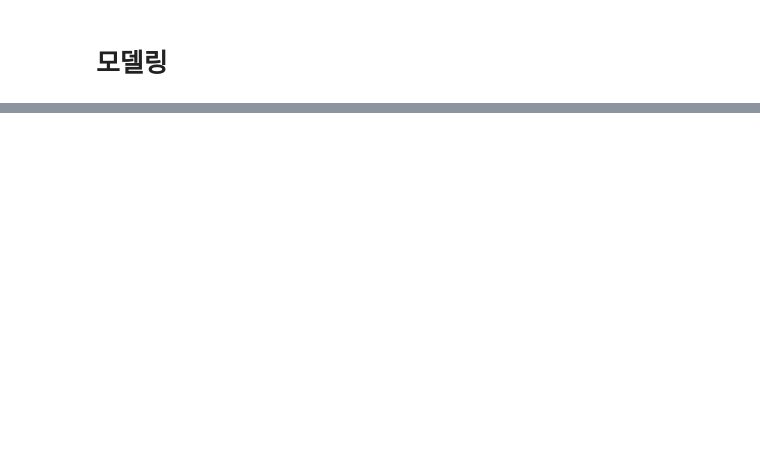
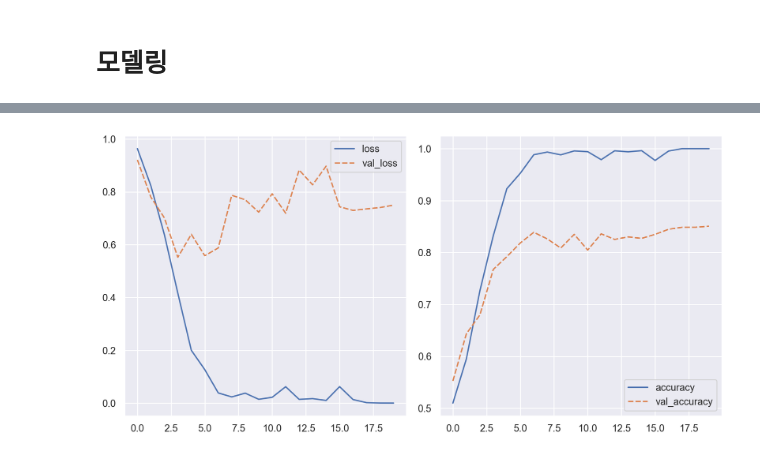
Before and after one commit to yonghyeun/Dementia_Analysis, a Jupyter notebook: 희묵/Hippocampus2OASIS.ipynb, the cells around one changed output, grey strips where cells are left out. Cells and saved outputs as stored; diff of their text form; code cells hidden in the pictures; blank space fills up the shorter version.

```diff
--- a/희묵/Hippocampus2OASIS.ipynb
+++ b/희묵/Hippocampus2OASIS.ipynb
@@ -211,0 +227,13 @@ len(non), len(non_label), non[0].shape, non_label[0]
+# %%
+y = []
+
+# label 의 group 이름을 숫자로 인코딩 -> y에 담아주기
+for label_mapping in non_label + mild_label + moderate_label:
+    if label_mapping=='non':
+        y.append(0)
+    elif label_mapping=='mild':
+        y.append(1)
+    elif label_mapping=='moderate' :
+        y.append(2)
+
+y = to_categorical(y)
@@ -211,0 +245,7 @@ len(non), len(non_label), non[0].shape, non_label[0]
+# %%
+# 모델에 넣을 수 있는 형태로 변환
+X = X.reshape(6400, 128, 128, 1)
+
+# train_test_split
+X_train, X_test, y_train, y_test = train_test_split(
+    X, y, test_size=0.2, random_state=42, stratify=y)
@@ -213,0 +311,10 @@ len(non), len(non_label), non[0].shape, non_label[0]
+# %%
+# compile
+cnn.compile(optimizer='adam', loss='categorical_crossentropy', metrics=['accuracy'])
+# %%
+# 모델 훈련
+history = cnn.fit(X_train, y_train,
+                  validation_split=0.2,
+                  shuffle=True,
+                  epochs=20,
+                  )
@@ -213,0 +359,11 @@ len(non), len(non_label), non[0].shape, non_label[0]
+# %%
+sns.set_theme()
+
+fig, ax = plt.subplots(1, 2, figsize=(10, 5))
+
+sns.lineplot(data=pd.DataFrame(history.history)[['loss', 'val_loss']], ax=ax[0])
+sns.lineplot(data=pd.DataFrame(history.history)[['accuracy', 'val_accuracy']], ax=ax[1])
+
+plt.tight_layout()
+# %% [output]
+[figure, added]
```
Also changed, not shown: parts of 36 cells of this notebook.
